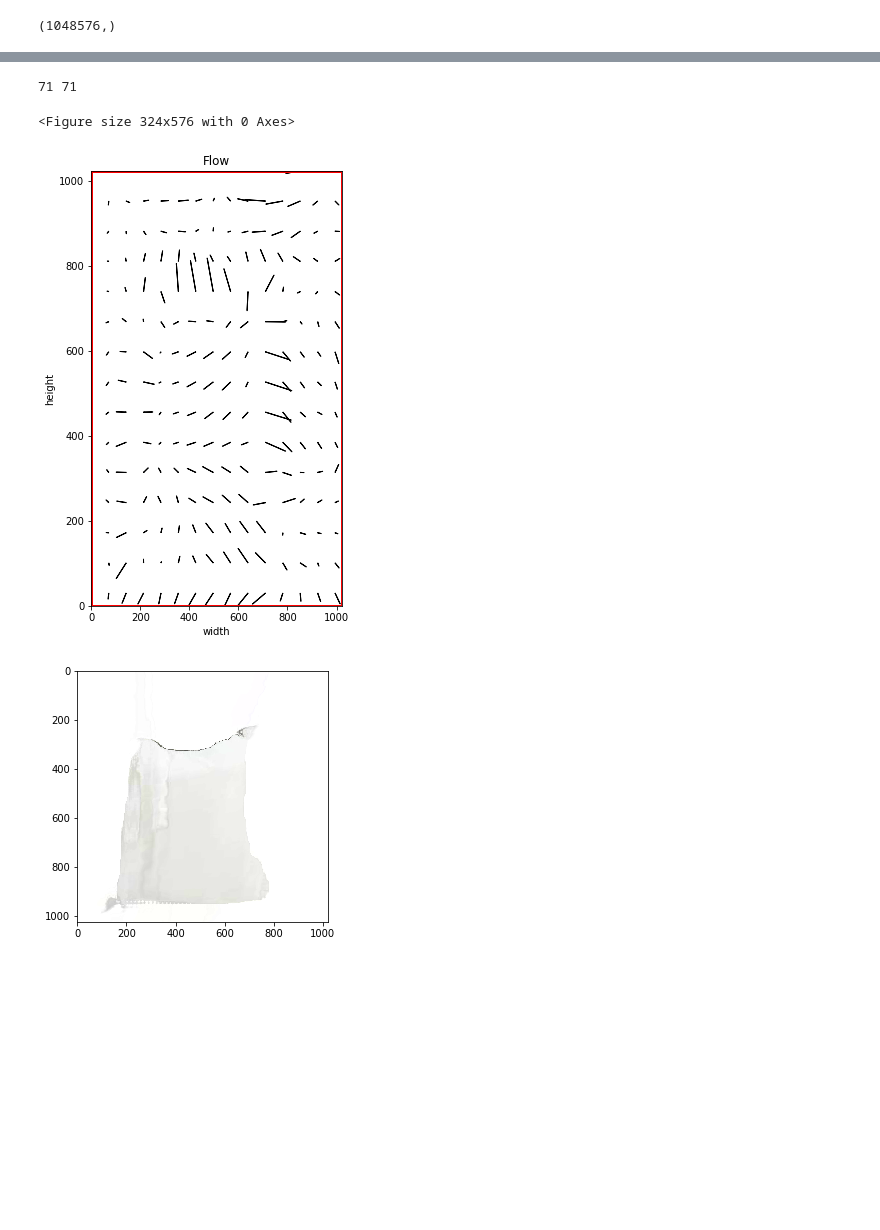
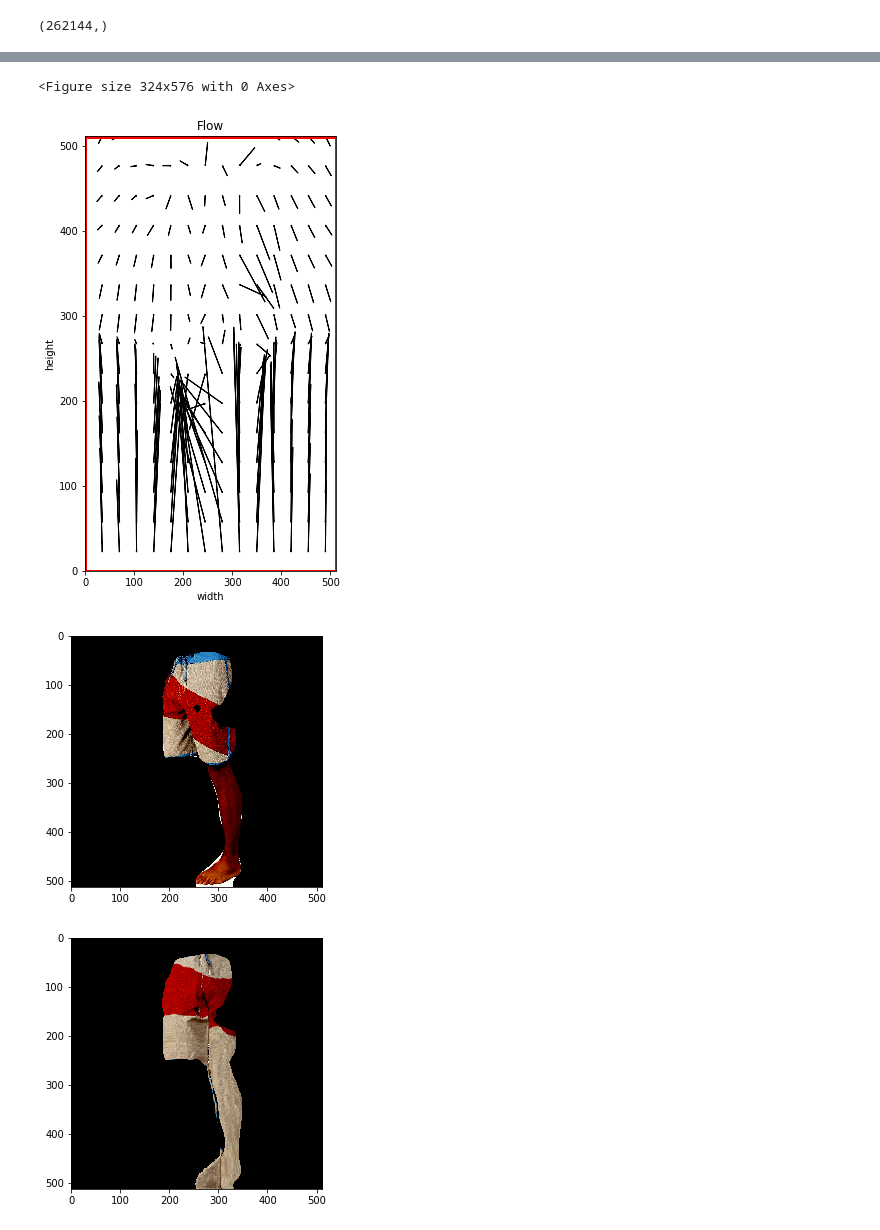
Before and after one commit to adldotori/ClothFlow, a Jupyter notebook: stage2/FlowAnalysis_debug.ipynb, the cells around one changed output, grey strips where cells are left out. Saved outputs shown, nothing was run; the diff lists cells and outputs as text; code cells hidden in the pictures; blank space fills up the shorter version.

```diff
--- a/stage2/FlowAnalysis_debug.ipynb
+++ b/stage2/FlowAnalysis_debug.ipynb
@@ -64,7 +63,7 @@ def visual_flow(flow,dense=0.05):
 
     plt.show()
 # %%
-dataroot = "/home/fashionteam/ClothFlow/npz/default/1_4728/"
+dataroot = "./npz/default/1_1769"
 lnp = load_np(dataroot)
 ls = load_source(dataroot)
 lt = load_target(dataroot)
@@ -81,7 +80,7 @@ lnp_x = scale(lnp_x,ls.shape[0],"width")
 lnp_y = scale(lnp_y,ls.shape[1],"height")
 print(lnp_x.shape)
 # %% [output]
-(1048576,)
+(262144,)
 # %%
 #plt.subplot(1,3,1)
 fig = plt.figure(figsize=(4.5,8))
@@ -93,6 +92,8 @@ fig = plt.figure(figsize=(4.5,8))
 visual_flow(np.transpose(lnp,(1,2,0)),0.07)
 #plt.subplot(1,3,2)
 fig = plt.figure(figsize=(4.5,8))
+plt.imshow(lt)
+fig = plt.figure(figsize=(4.5,8))
 plt.imshow(lw)
 plt.show()
 # %% [output]
@@ -100,4 +101,4 @@ plt.show()
-71 71
+<Figure size 324x576 with 0 Axes>
-<Figure size 324x576 with 0 Axes>
-[figure, old version]
+[figure, new version]
-[figure, old version]
+[figure, new version]
+[figure, added]
```
Also changed, not shown: parts of 3 cells of this notebook, 40 other files.
